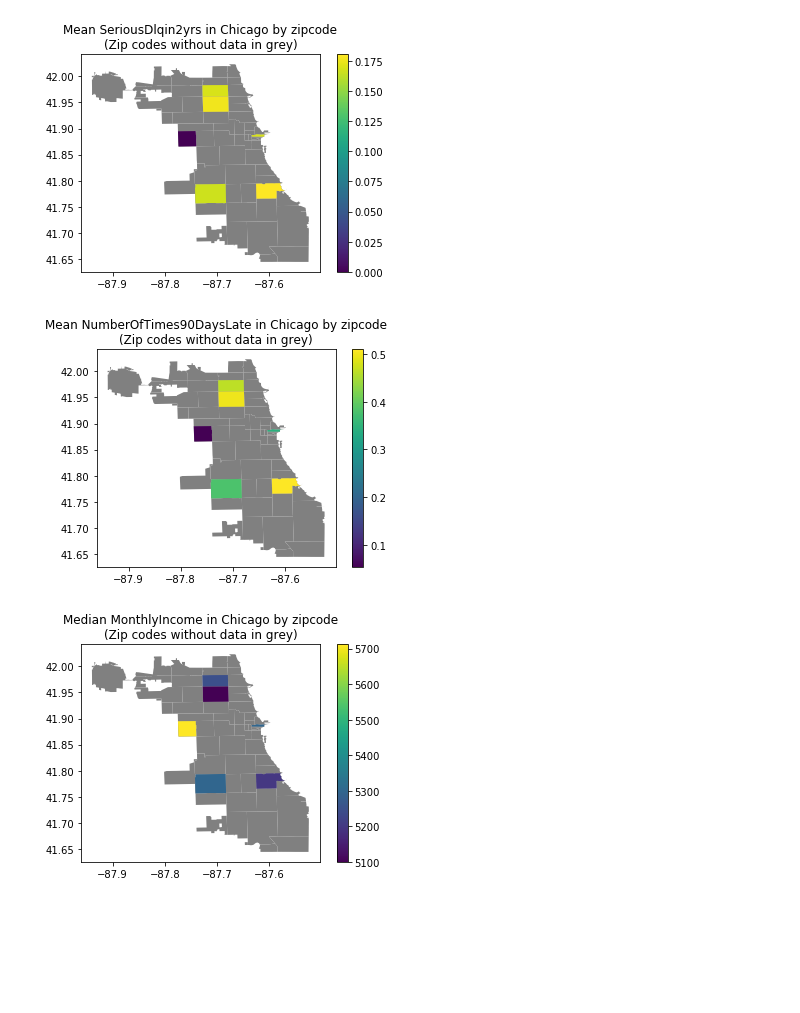
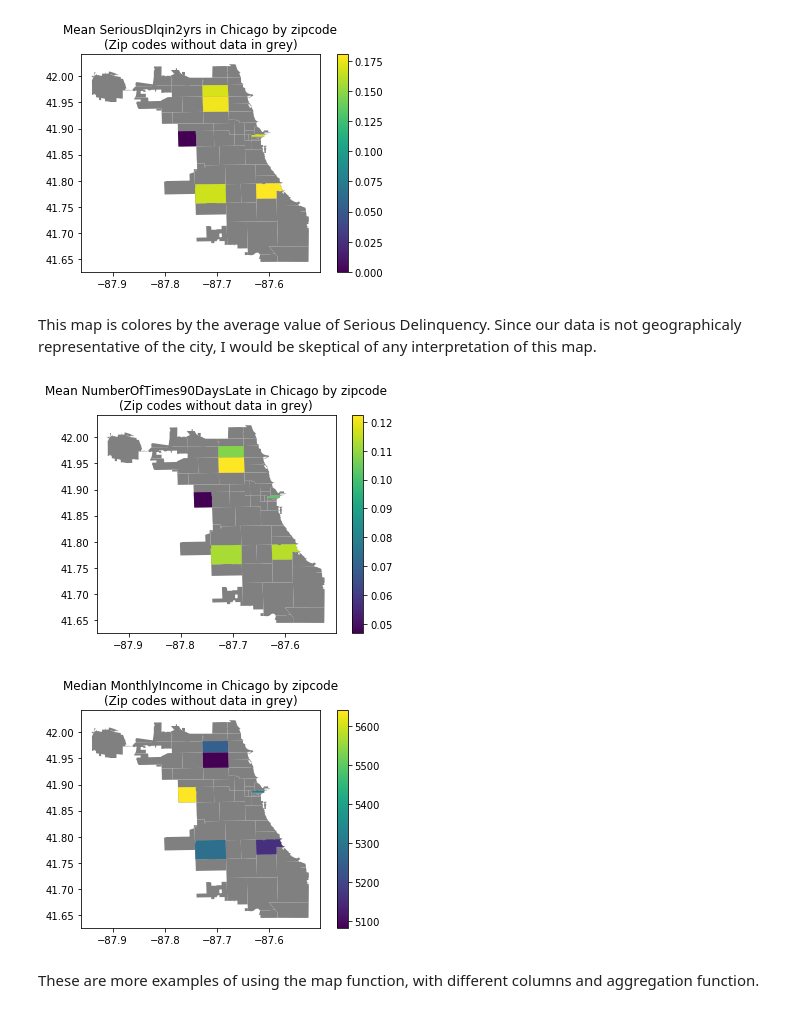
Before and after one commit to cariasmartelo/MLPP, a Jupyter notebook: HW2/pipeline_demo.ipynb, the cells around one changed output. Drawn from its saved outputs; the diff is of its cells as text; code cells hidden in the pictures; blank space fills up the shorter version.

```diff
--- a/HW2/pipeline_demo.ipynb
+++ b/HW2/pipeline_demo.ipynb
@@ -44,0 +131,9 @@ ppln.see_histograms(credit_df)
+# %%
+restrictions = {
+    'NumberOfTime60-89DaysPastDueNotWorse': [0, 0.99],
+    'NumberOfTimes90DaysLate': [0, 0.99],
+    'NumberOfTime30-59DaysPastDueNotWorse': [0, 0.99],
+    'RevolvingUtilizationOfUnsecuredLines': [0, 0.99],
+    'DebtRatio': [0, 0.99],
+    'MonthlyIncome': [0, 0.99]}
+ppln.see_histograms(credit_df, restrict = restrictions)
@@ -44,0 +162,4 @@ ppln.see_histograms(credit_df)
+# %%
+credit_df_restrict = ppln.restrict_df(credit_df, restrict=restrictions)
+ppln.see_summary_stats(credit_df_restrict, ppln.OUTCOME_VAR)
+ppln.see_summary_stats(credit_df, ppln.OUTCOME_VAR)
@@ -76,11 +267,15 @@ ppln.map(credit_df, zip_gdf, count = True)
 ppln.map(credit_df, zip_gdf)
 # %% [output]
 [figure]
+# %% [markdown]
+This map is colores by the average value of Serious Delinquency. Since our data is not geographicaly representative of the city, I would be skeptical of any interpretation of this map.
 # %%
-ppln.map(credit_df, zip_gdf, 'NumberOfTimes90DaysLate', 'mean')
+ppln.map(credit_df_restrict, zip_gdf, 'NumberOfTimes90DaysLate', 'mean')
 # %% [output]
-[figure, old version]
+[figure, new version]
 # %%
-ppln.map(credit_df, zip_gdf, 'MonthlyIncome', 'median')
+ppln.map(credit_df_restrict, zip_gdf, 'MonthlyIncome', 'median')
 # %% [output]
-[figure, old version]
+[figure, new version]
+# %% [markdown]
+These are more examples of using the map function, with different columns and aggregation function.
```
Also changed, not shown: parts of 34 cells of this notebook, 2 other files.
